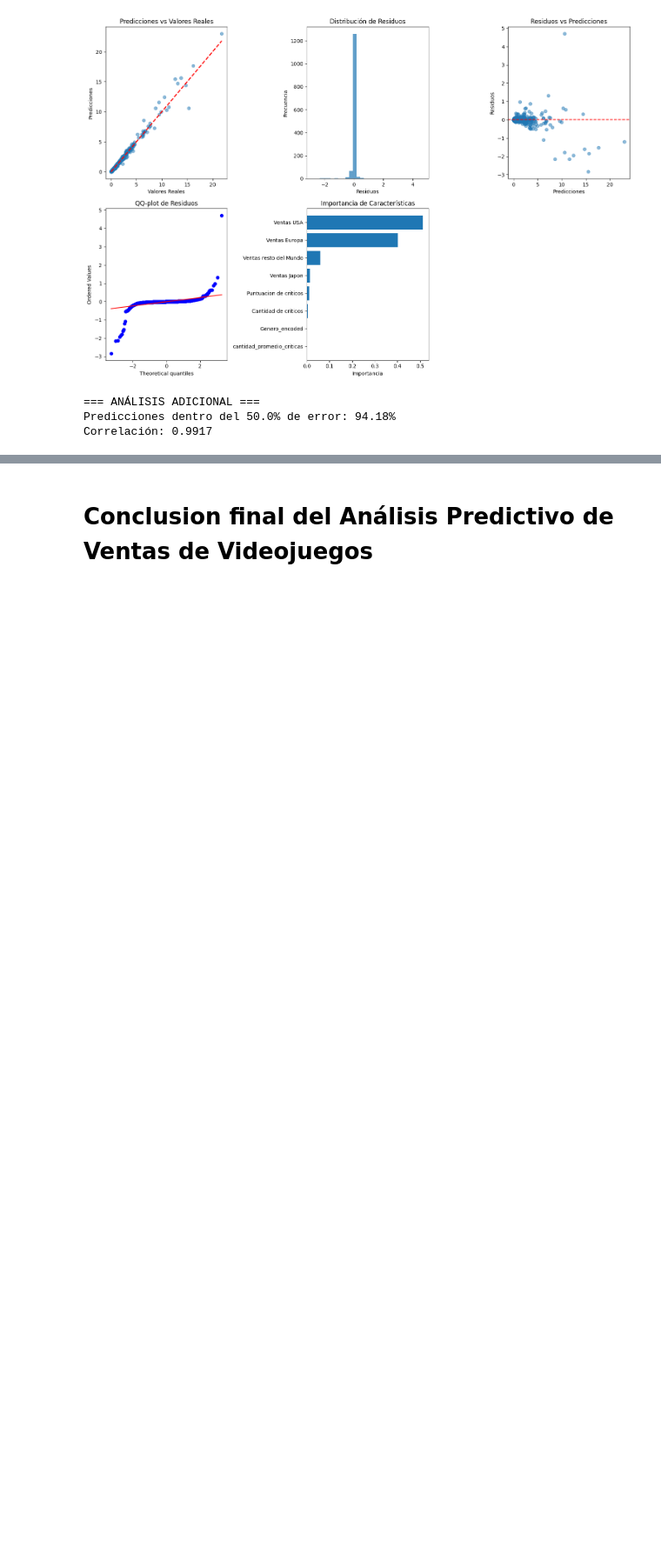
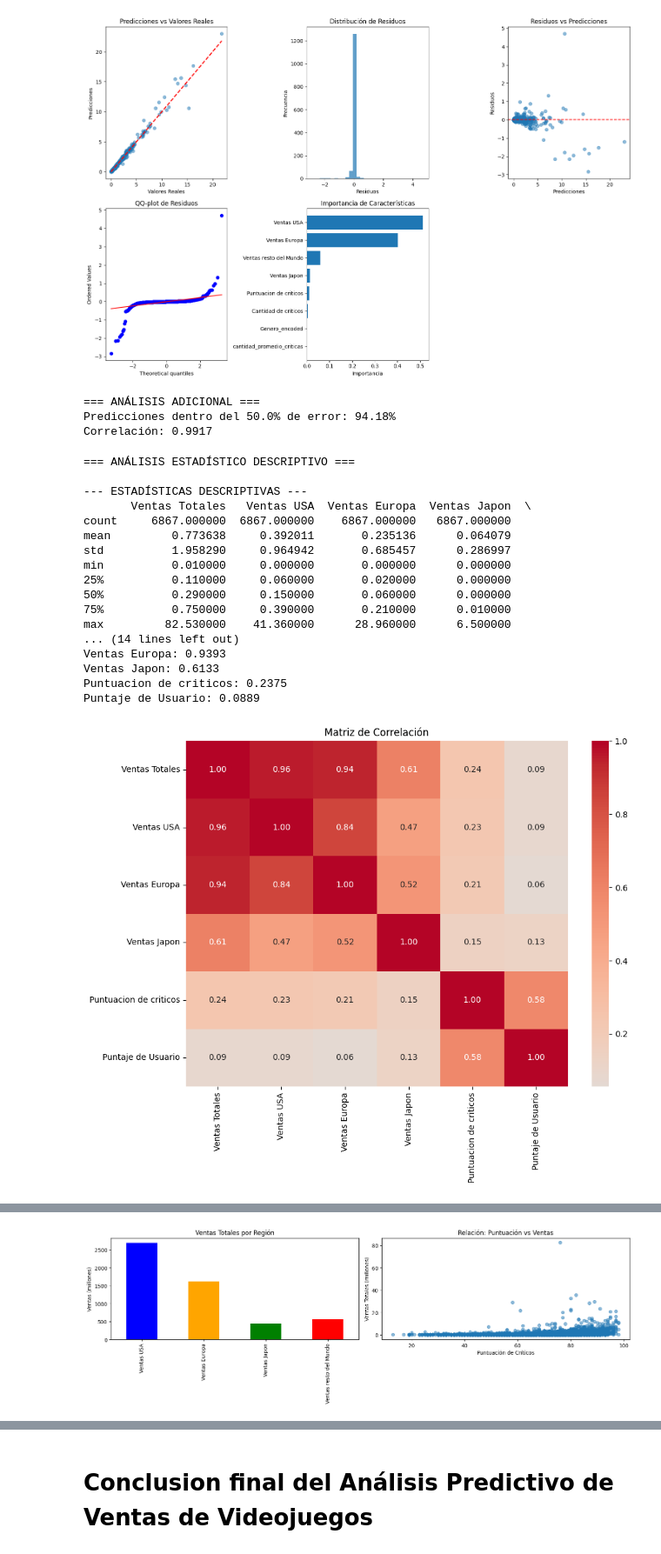
Before and after one commit to ddopazo92/Introduccion_datascience_diego_dopazo, a Jupyter notebook: ProyectoParteIII+Dopazo.ipynb, the cells around one changed output, grey strips where cells are left out. Shown at 87% size. Drawn from its saved outputs; the diff is of its cells as text; code cells hidden in the pictures; blank space fills up the shorter version.

```diff
--- a/ProyectoParteIII+Dopazo.ipynb
+++ b/ProyectoParteIII+Dopazo.ipynb
@@ -341,3 +341,82 @@ R² Cross-Validation: 0.9219 (+/- 0.2187)
 === ANÁLISIS ADICIONAL ===
 Predicciones dentro del 50.0% de error: 94.18%
 Correlación: 0.9917
+# %%
+# ANÁLISIS ESTADÍSTICO DESCRIPTIVO - ANEXO COMPLEMENTARIO
+print("=== ANÁLISIS ESTADÍSTICO DESCRIPTIVO ===\n")
+
+# Estadísticas básicas de variables clave
+variables_clave = ['Ventas Totales', 'Ventas USA', 'Ventas Europa',
+                   'Ventas Japon', 'Puntuacion de criticos', 'Puntaje de Usuario']
+
+print("--- ESTADÍSTICAS DESCRIPTIVAS ---")
+print(df[variables_clave].describe())
+
+# Correlaciones con Ventas Totales
+print("\n--- CORRELACIONES CON VENTAS TOTALES ---")
+correlaciones = df[variables_clave].corr()['Ventas Totales'].sort_values(ascending=False)
+for var, corr in correlaciones.items():
+    print(f"{var}: {corr:.4f}")
+
+# Visualización de correlaciones
+plt.figure(figsize=(10, 8))
+sns.heatmap(df[variables_clave].corr(), annot=True, cmap='coolwarm', center=0, fmt='.2f')
+plt.title('Matriz de Correlación')
+plt.tight_layout()
+plt.show()
+
+# Distribución de ventas por región
+print("\n--- DISTRIBUCIÓN DE VENTAS POR REGIÓN ---")
+regiones = ['Ventas USA', 'Ventas Europa', 'Ventas Japon', 'Ventas resto del Mundo']
+for region in regiones:
+    media = df[region].mean()
+    print(f"{region}: {media:.4f} millones ({(media/df[regiones].sum().sum())*100:.1f}%)")
+
+# Análisis por género
+if 'Genero' in df.columns:
+    print("\n--- TOP 5 GÉNEROS POR VENTAS ---")
+    top_generos = df.groupby('Genero')['Ventas Totales'].sum().nlargest(5)
+    for genero, ventas in top_generos.items():
+        print(f"{genero}: {ventas:.2f} millones")
+
+# Gráficos resumen
+fig, axes = plt.subplots(1, 2, figsize=(15, 5))
+
+# Ventas por región
+df[regiones].sum().plot(kind='bar', ax=axes[0], color=['blue', 'orange', 'green', 'red'])
+axes[0].set_title('Ventas Totales por Región')
+axes[0].set_ylabel('Ventas (millones)')
+
+# Puntuación vs Ventas
+axes[1].scatter(df['Puntuacion de criticos'], df['Ventas Totales'], alpha=0.5)
+axes[1].set_xlabel('Puntuación de Críticos')
+axes[1].set_ylabel('Ventas Totales (millones)')
+axes[1].set_title('Relación: Puntuación vs Ventas')
+
+plt.tight_layout()
+plt.show()
+
+print("\n=== CONCLUSIONES PRINCIPALES ===")
+print("• Ventas USA dominan el mercado global")
+print("• Correlación fuerte entre ventas regionales y totales")
+print("• Relación moderada entre puntuación de críticos y ventas")
+print("• Distribución de ventas muestra valores atípicos influyentes")
+# %% [output]
+=== ANÁLISIS ESTADÍSTICO DESCRIPTIVO ===
+
+--- ESTADÍSTICAS DESCRIPTIVAS ---
+       Ventas Totales   Ventas USA  Ventas Europa  Ventas Japon  \
+count     6867.000000  6867.000000    6867.000000   6867.000000
+mean         0.773638     0.392011       0.235136      0.064079
+std          1.958290     0.964942       0.685457      0.286997
+min          0.010000     0.000000       0.000000      0.000000
+25%          0.110000     0.060000       0.020000      0.000000
+50%          0.290000     0.150000       0.060000      0.000000
+75%          0.750000     0.390000       0.210000      0.010000
+max         82.530000    41.360000      28.960000      6.500000
+... (14 lines left out)
+Ventas Europa: 0.9393
+Ventas Japon: 0.6133
+Puntuacion de criticos: 0.2375
+Puntaje de Usuario: 0.0889
+[figure, added]
@@ -343,0 +435 @@ Correlación: 0.9917
+[figure, added]
```
Also changed, not shown: parts of 1 cell of this notebook.
